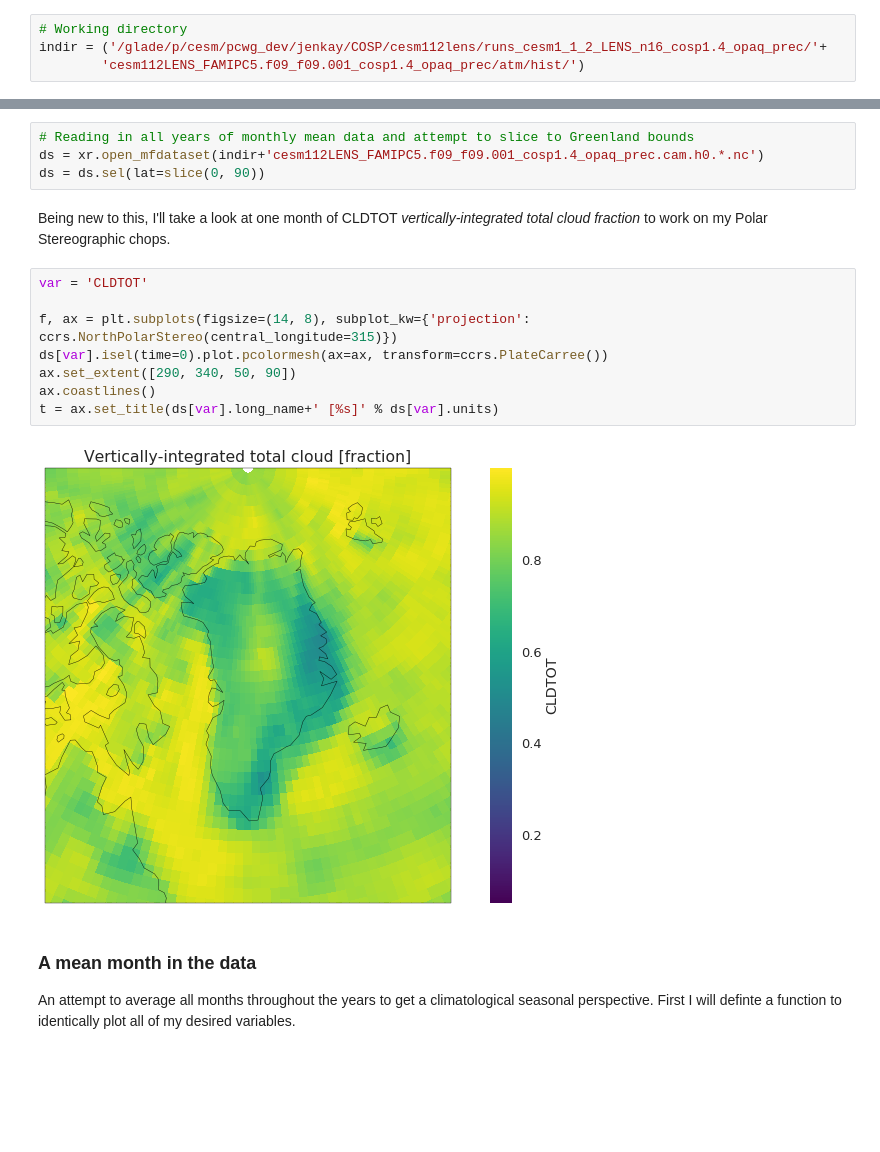
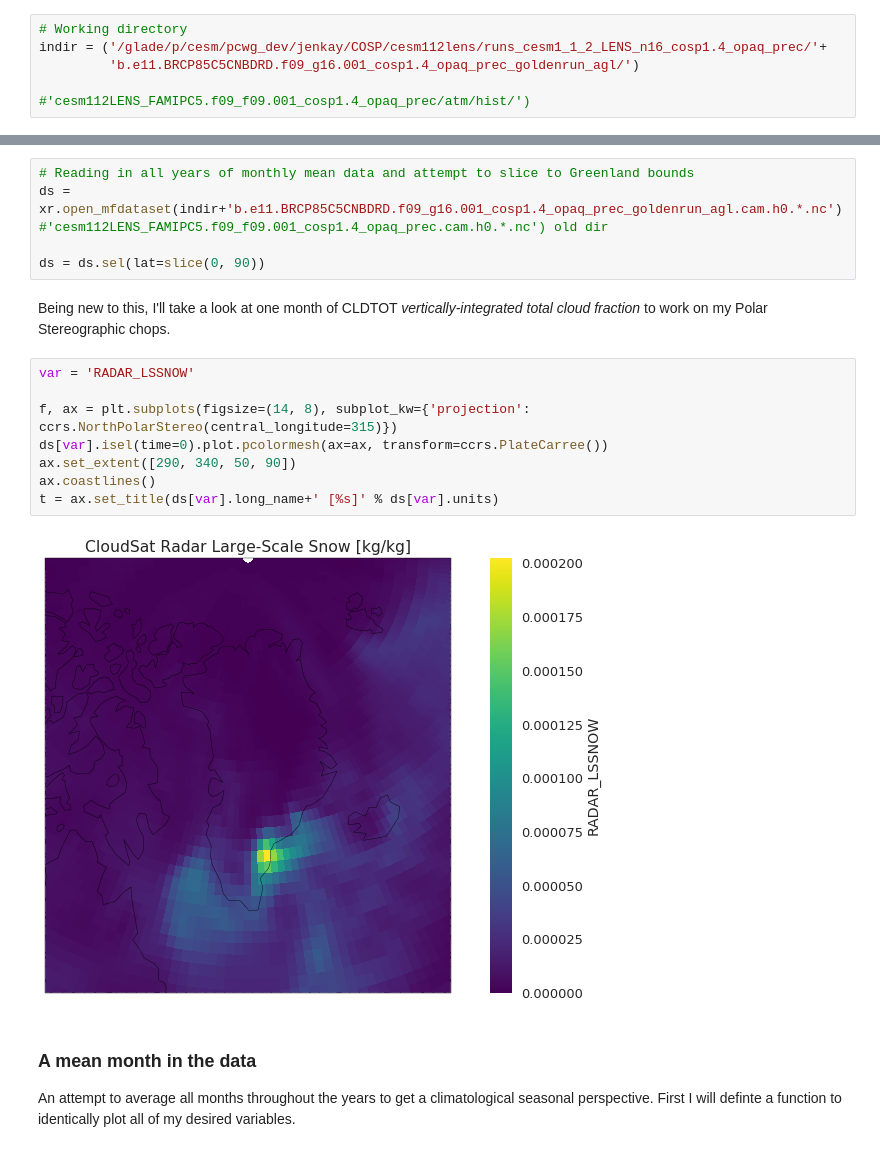
Before and after one commit to dcamron/cosp-explore, a Jupyter notebook: notebooks/explore.ipynb, the cells around one changed output, grey strips where cells are left out. Cells and saved outputs as stored; diff of their text form; blank space fills up the shorter version.

```diff
--- a/notebooks/explore.ipynb
+++ b/notebooks/explore.ipynb
@@ -21,7 +21,9 @@ client
 # %%
 # Working directory
 indir = ('/glade/p/cesm/pcwg_dev/jenkay/COSP/cesm112lens/runs_cesm1_1_2_LENS_n16_cosp1.4_opaq_prec/'+
-        'cesm112LENS_FAMIPC5.f09_f09.001_cosp1.4_opaq_prec/atm/hist/')
+         'b.e11.BRCP85C5CNBDRD.f09_g16.001_cosp1.4_opaq_prec_goldenrun_agl/')
+
+#'cesm112LENS_FAMIPC5.f09_f09.001_cosp1.4_opaq_prec/atm/hist/')
 # %% [markdown]
 Jen's data in this directory feature
 * `h0` history fields of monthly mean general outputs featuring COSP diagnostics
@@ -30,20 +32,22 @@ Jen's data in this directory feature
 from 2006 through 2015. So, let's look at a year of monthly data and practice narrowing our analysis to Greenland!
 # %%
 # Reading in all years of monthly mean data and attempt to slice to Greenland bounds
-ds = xr.open_mfdataset(indir+'cesm112LENS_FAMIPC5.f09_f09.001_cosp1.4_opaq_prec.cam.h0.*.nc')
+ds = xr.open_mfdataset(indir+'b.e11.BRCP85C5CNBDRD.f09_g16.001_cosp1.4_opaq_prec_goldenrun_agl.cam.h0.*.nc')
+#'cesm112LENS_FAMIPC5.f09_f09.001_cosp1.4_opaq_prec.cam.h0.*.nc') old dir
+
 ds = ds.sel(lat=slice(0, 90))
 # %% [markdown]
 Being new to this, I'll take a look at one month of CLDTOT *vertically-integrated total cloud fraction* to work on my Polar Stereographic chops.
 # %%
-var = 'CLDTOT'
+var = 'RADAR_LSSNOW'
 
 f, ax = plt.subplots(figsize=(14, 8), subplot_kw={'projection': ccrs.NorthPolarStereo(central_longitude=315)})
 ds[var].isel(time=0).plot.pcolormesh(ax=ax, transform=ccrs.PlateCarree())
 ax.set_extent([290, 340, 50, 90])
 ax.coastlines()
 t = ax.set_title(ds[var].long_name+' [%s]' % ds[var].units)
 # %% [output]
-[figure, old version]
+[figure, new version]
 # %% [markdown]
 ### A mean month in the data
 An attempt to average all months throughout the years to get a climatological seasonal perspective. First I will definte a function to identically plot all of my desired variables.
```
Also changed, not shown: parts of 8 cells of this notebook, 16 other files.
